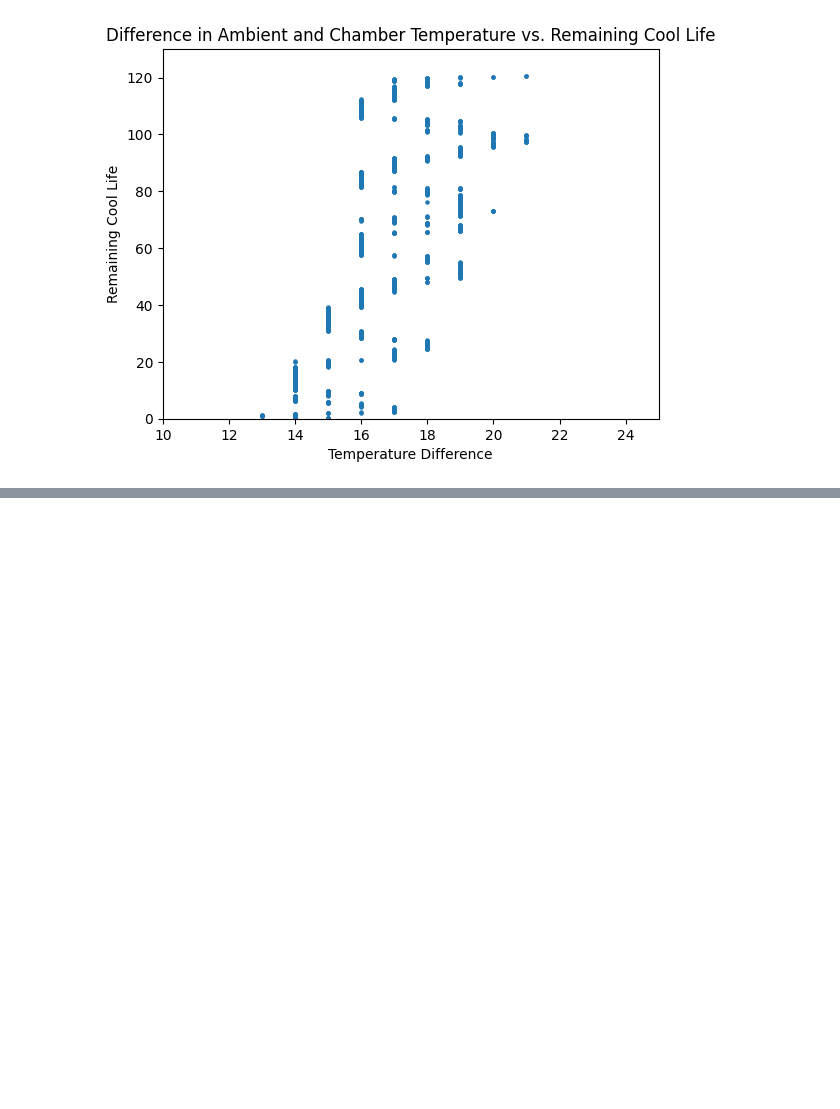
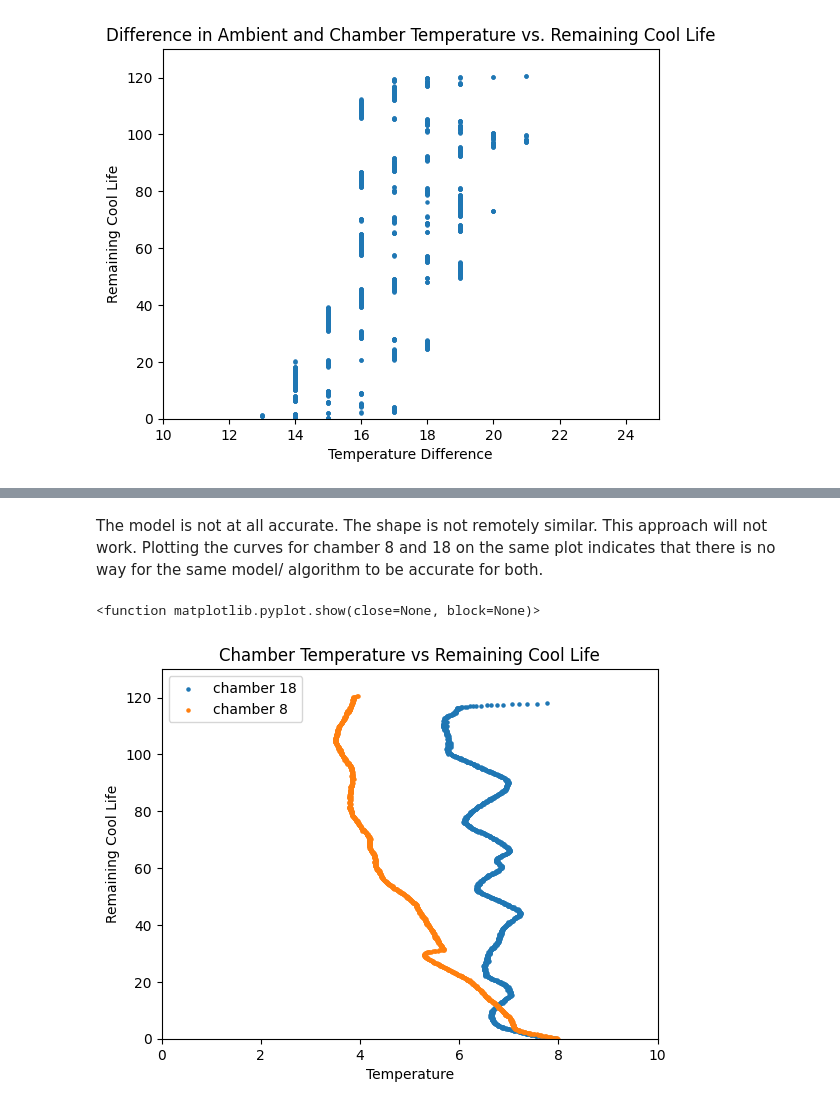
Before and after one commit to sharmashreya2002/Smile-Electronics, a Jupyter notebook: Tech_For_The_Poorest_Billion.ipynb, the cells around one changed output, grey strips where cells are left out. Saved outputs shown, nothing was run; the diff lists cells and outputs as text; code cells hidden in the pictures; blank space fills up the shorter version.

```diff
--- a/Tech_For_The_Poorest_Billion.ipynb
+++ b/Tech_For_The_Poorest_Billion.ipynb
@@ -477,0 +565,16 @@ There is no feasible model to describe this relationship. The next two approache
+# %% [markdown]
+The model is not at all accurate. The shape  is not remotely similar. This approach will not work. Plotting the curves for chamber 8 and 18 on the same plot indicates that there is no way for the same model/ algorithm to be accurate for both.
+# %%
+# Plot
+plt.scatter(chamber_18_measurements_trunc, chamber_18_cool_life, s = 5, label = 'chamber 18')
+plt.scatter(chamber_8_measurements_trunc, chamber_8_cool_life, s = 5, label = 'chamber 8')
+plt.xlim([0, 10])
+plt.ylim([0,130])
+plt.title('Chamber Temperature vs Remaining Cool Life')
+plt.xlabel('Temperature')
+plt.ylabel('Remaining Cool Life')
+plt.legend()
+plt.show
+# %% [output]
+<function matplotlib.pyplot.show(close=None, block=None)>
+[figure, added]
```
Also changed, not shown: parts of 10 cells of this notebook.
